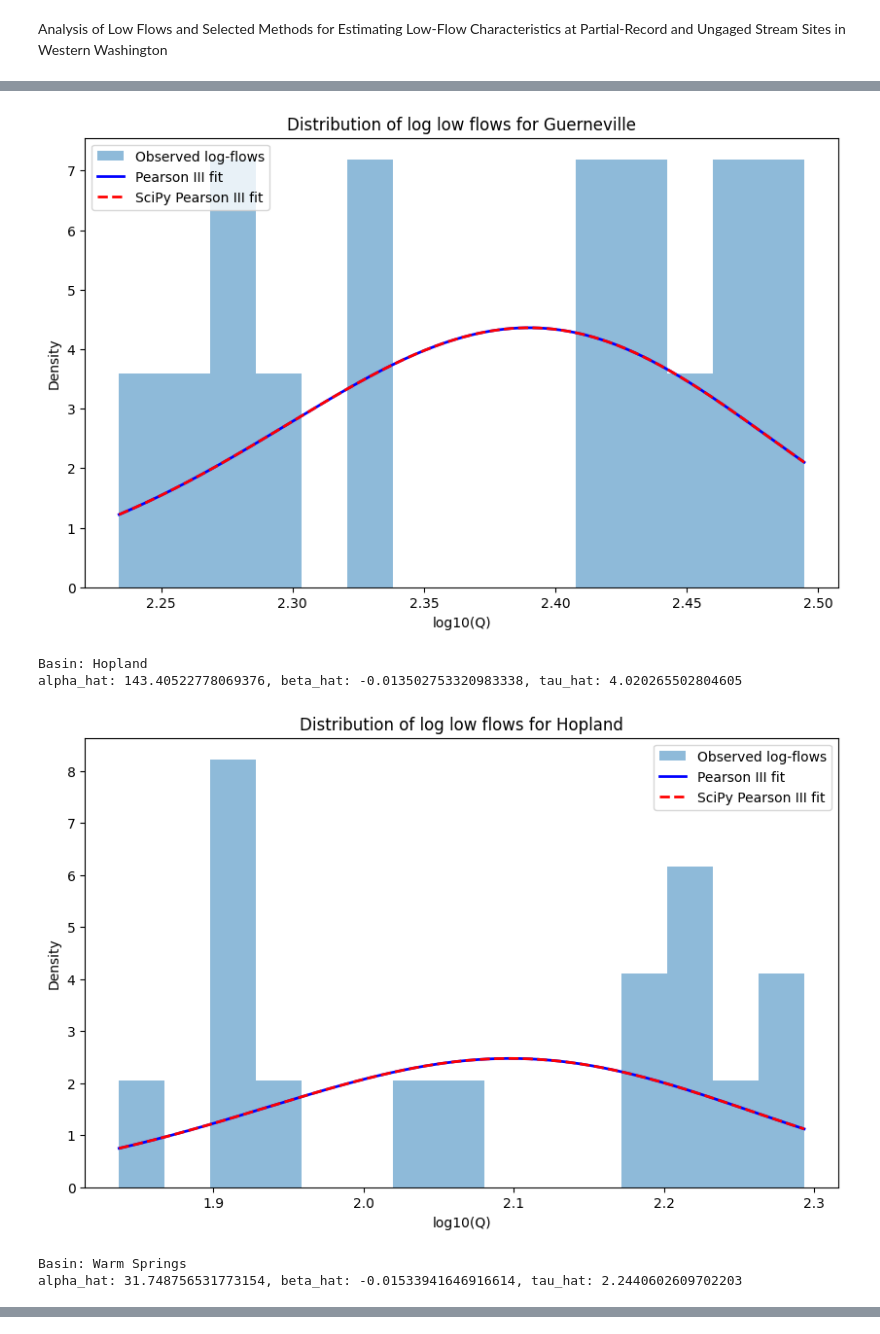
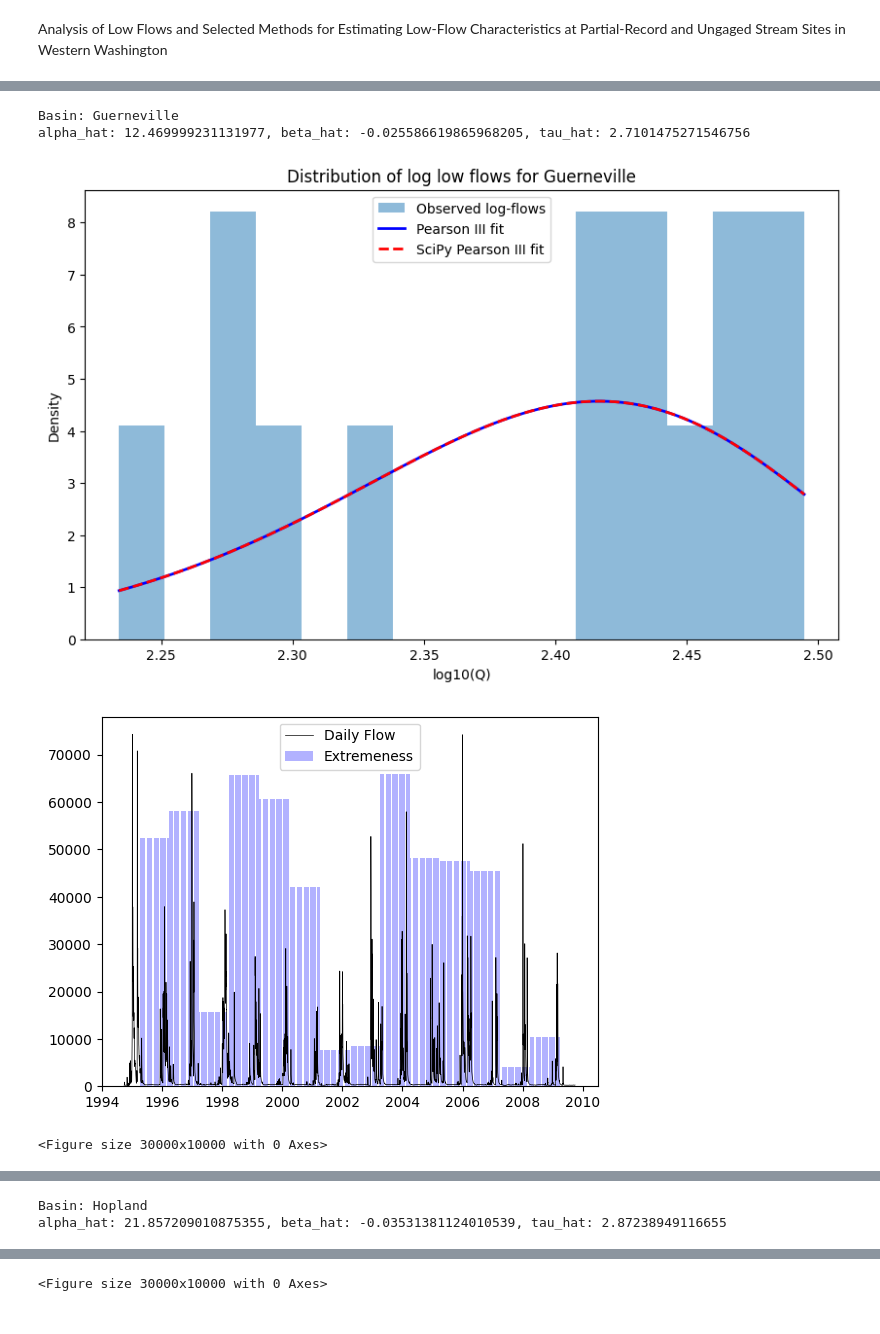
Before and after one commit to ArmanO2005/Fitting-a-Pearson-Type-III-Distribution-to-Peak-Flow-Data-from-the-Russian-River, a Jupyter notebook: Low_Flow_Analysis.ipynb, the cells around one changed output, grey strips where cells are left out. Drawn from its saved outputs; the diff is of its cells as text; code cells hidden in the pictures.

```diff
--- a/Low_Flow_Analysis.ipynb
+++ b/Low_Flow_Analysis.ipynb
@@ -47,10 +47,10 @@ def pearsonIII_tau_estimate(mean_log_peak_flows, beta_hat, alpha_hat):
     tau_hat = mean_log_peak_flows - (alpha_hat * beta_hat)
     return tau_hat
 # %%
-calpella_low_flows = pd.read_csv('russian_river_low_flows(7d-avg)/Calpella.csv')
-guerneville_low_flows = pd.read_csv('russian_river_low_flows(7d-avg)/Guerneville.csv')
-hopland_low_flows = pd.read_csv('russian_river_low_flows(7d-avg)/Hopland.csv')
-warmsprings_low_flows = pd.read_csv('russian_river_low_flows(7d-avg)/Warm.csv')
+calpella_low_flows = pd.read_csv('russian_river_low_flows(7d-avg)/Calpella.csv')[1:][:-1]
+guerneville_low_flows = pd.read_csv('russian_river_low_flows(7d-avg)/Guerneville.csv')[1:][:-1]
+hopland_low_flows = pd.read_csv('russian_river_low_flows(7d-avg)/Hopland.csv')[1:][:-1]
+warmsprings_low_flows = pd.read_csv('russian_river_low_flows(7d-avg)/Warm.csv')[1:][:-1]
 
 calpella_all_data = pd.read_csv('russian_river_data/Calpella_daily.csv')
 guerneville_all_data = pd.read_csv('russian_river_data/Guerneville_daily.csv')
@@ -118,5 +118,44 @@ for basin in low_flows.keys():
     plt.title(f'Distribution of log low flows for {basin}')
     plt.legend()
     plt.show()
+
+    all_data[basin]['Date'] = pd.to_datetime(all_data[basin]['Date'])
+    flows = all_data[basin].copy()
+    flows['climatic_year'] = np.where(flows['Date'].dt.month >= 4, flows['Date'].dt.year + 1, flows['Date'].dt.year)
+    flows['mav'] = None
+    flows['extremeness'] = None
+    for i, year in enumerate(flows['climatic_year'].unique()[1:][:-1]):
+        flows.loc[flows['climatic_year'] == year, 'mav'] = basin_low_flows[i]
+        flows.loc[flows['climatic_year'] == year, 'extremeness'] = 1 - extreme_years[basin].iloc[i]
+
+
+    plt.bar(
+        flows['Date'],
+        flows['extremeness'] * max(all_data[basin].iloc[:, 3]),
+        color="blue",
+        alpha=0.3,
+        label="Extremeness"
+    )
+
+    # plt.plot(
+    #     peak_flow_df['Date'],
+    #     peak_flow_df['peak_flow'],
+    #     color="blue",
+    #     marker="_",
+    #     linestyle='',
+    #     label="Yearly Peak Flow"
+    # )
+
+    plt.plot(
+        all_data[basin]['Date'],
+        all_data[basin].iloc[:, 3],
+        color="black",
+        linewidth=0.5,
+        label="Daily Flow",
+    )
+
+    plt.legend()
+    plt.figure(figsize=(300, 100))
+    plt.show()
 # %% [output]
 Basin: Calpella
@@ -127,6 +166,5 @@ alpha_hat: 60.20017246455094, beta_hat: -0.011876999805094563, tau_hat: 3.093108
-[figure, old version]
-Basin: Hopland
-alpha_hat: 143.40522778069376, beta_hat: -0.013502753320983338, tau_hat: 4.020265502804605
+Basin: Guerneville
+alpha_hat: 12.469999231131977, beta_hat: -0.025586619865968205, tau_hat: 2.7101475271546756
-[figure, old version]
+[figure, new version]
+[figure, new version]
-Basin: Warm Springs
-alpha_hat: 31.748756531773154, beta_hat: -0.01533941646916614, tau_hat: 2.2440602609702203
+<Figure size 30000x10000 with 0 Axes>
@@ -133,0 +171,2 @@ alpha_hat: 31.748756531773154, beta_hat: -0.01533941646916614, tau_hat: 2.244060
+Basin: Hopland
+alpha_hat: 21.857209010875355, beta_hat: -0.03531381124010539, tau_hat: 2.87238949116655
@@ -133,0 +175 @@ alpha_hat: 31.748756531773154, beta_hat: -0.01533941646916614, tau_hat: 2.244060
+<Figure size 30000x10000 with 0 Axes>
```
Also changed, not shown: parts of 3 cells of this notebook, 5 other files.
